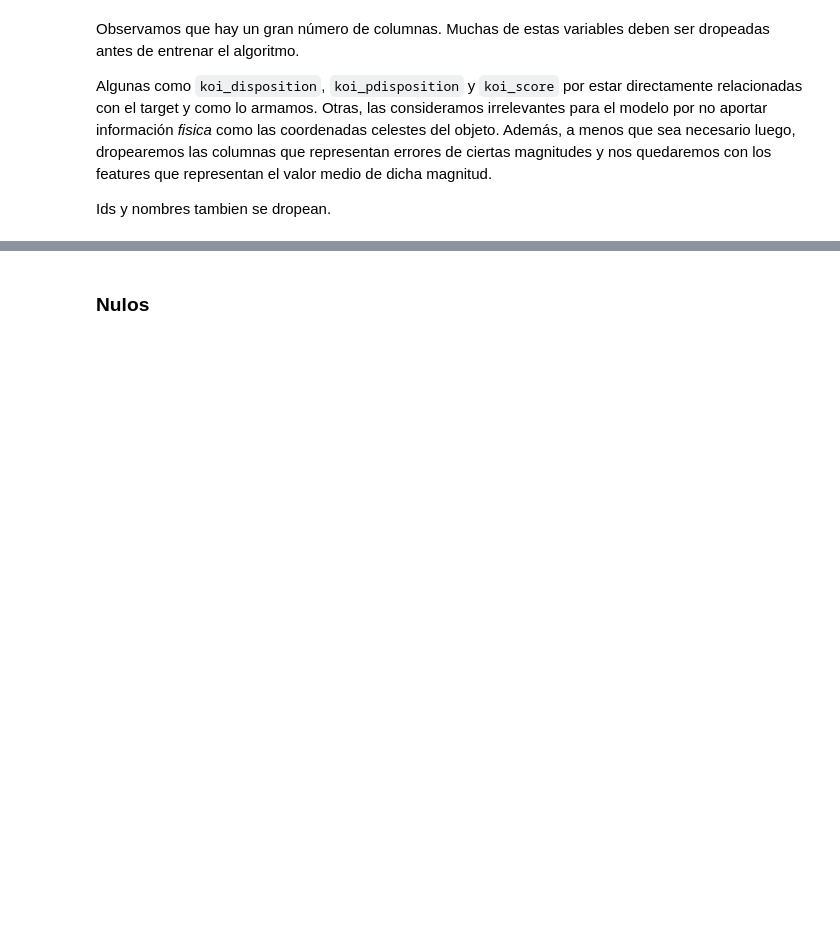
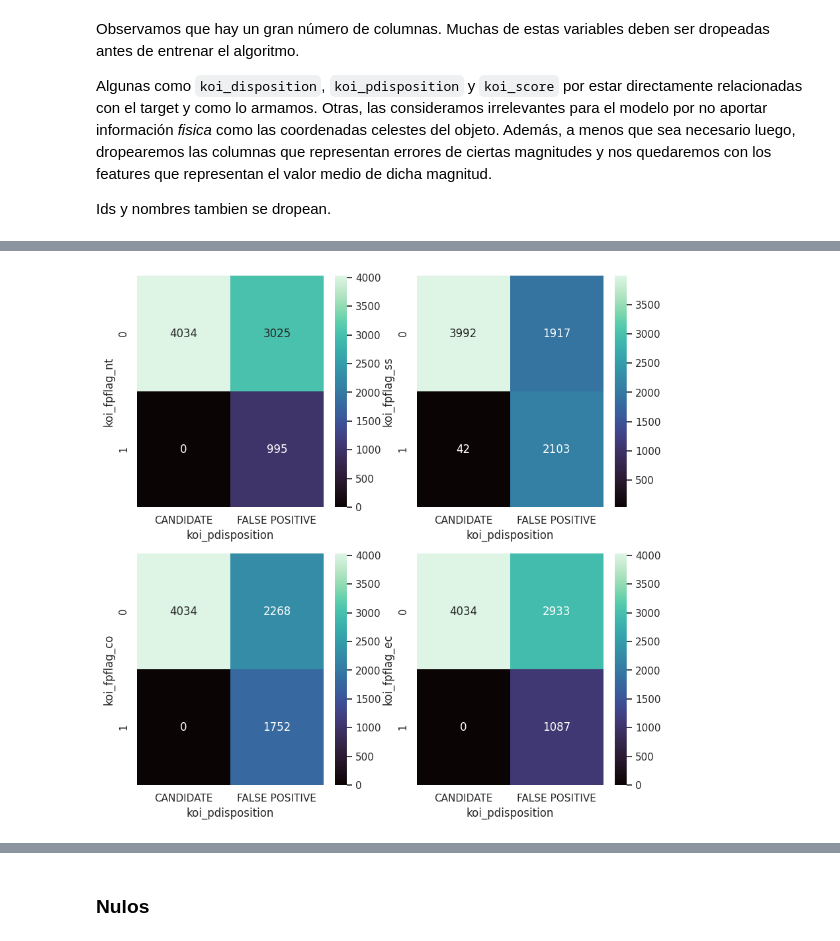
Before and after one commit to kpennington-esc/tp_adm, a Jupyter notebook: tp_adm.ipynb, the cells around one changed output, grey strips where cells are left out. Cells and saved outputs as stored; diff of their text form; code cells hidden in the pictures; blank space fills up the shorter version.

```diff
--- a/tp_adm.ipynb
+++ b/tp_adm.ipynb
@@ -200,0 +230,22 @@ Ids y nombres tambien se dropean.
+# %%
+fig, axes = plt.subplots(2, 2, figsize=(10, 10))
+
+sns.heatmap(
+    pd.crosstab( df['koi_fpflag_nt'], df['koi_pdisposition']),
+    annot=True, fmt='d', cmap='mako', ax=axes[0][0]
+)
+sns.heatmap(
+    pd.crosstab( df['koi_fpflag_ss'], df['koi_pdisposition']),
+    annot=True, fmt='d', cmap='mako', ax=axes[0][1]
+)
+sns.heatmap(
+    pd.crosstab( df['koi_fpflag_co'], df['koi_pdisposition']),
+    annot=True, fmt='d', cmap='mako', ax=axes[1][0]
+)
+sns.heatmap(
+    pd.crosstab( df['koi_fpflag_ec'], df['koi_pdisposition']),
+    annot=True, fmt='d', cmap='mako', ax=axes[1][1]
+)
+plt.show()
+# %% [output]
+[figure, added]
```
Also changed, not shown: parts of 28 cells of this notebook.
